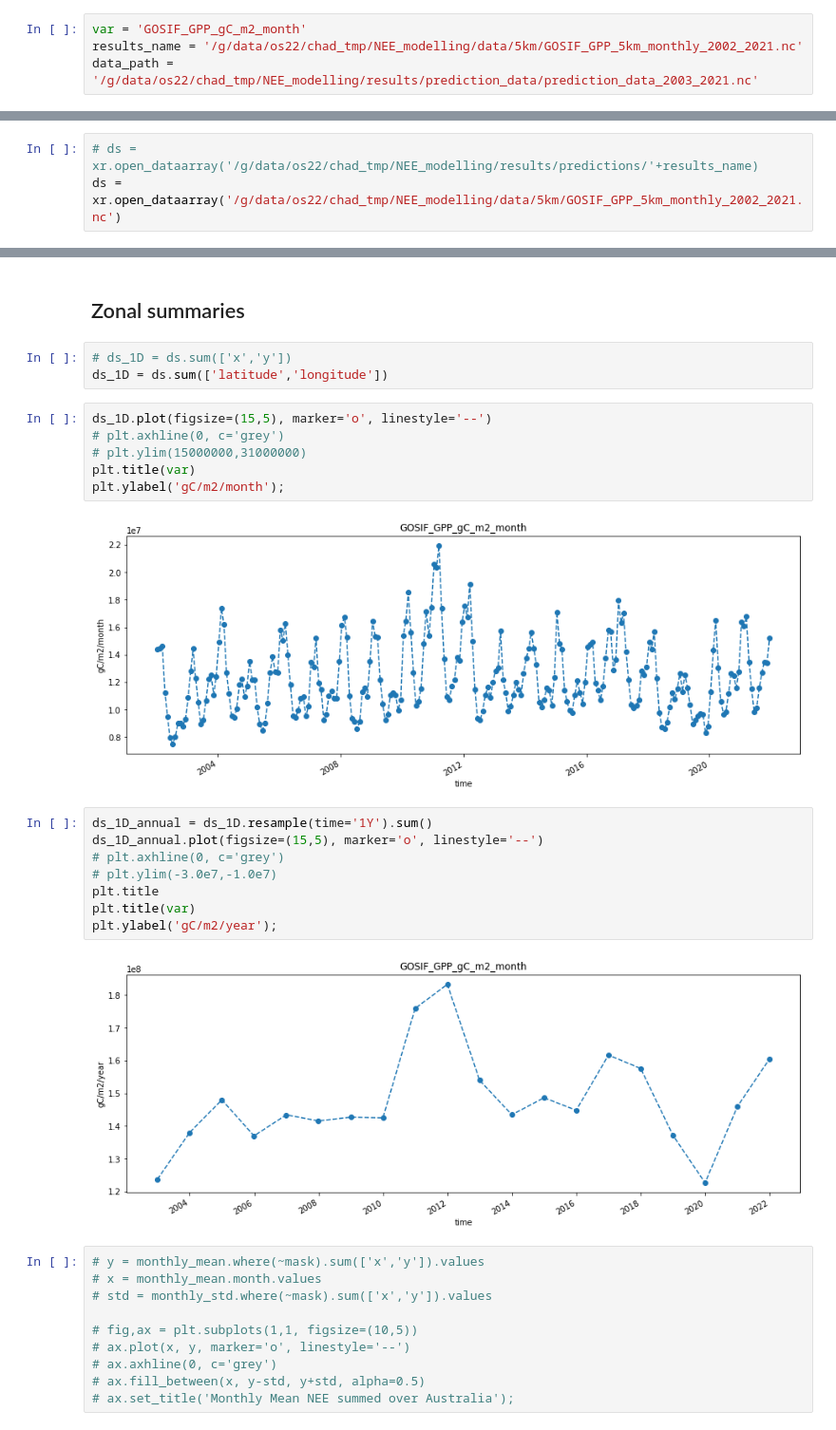
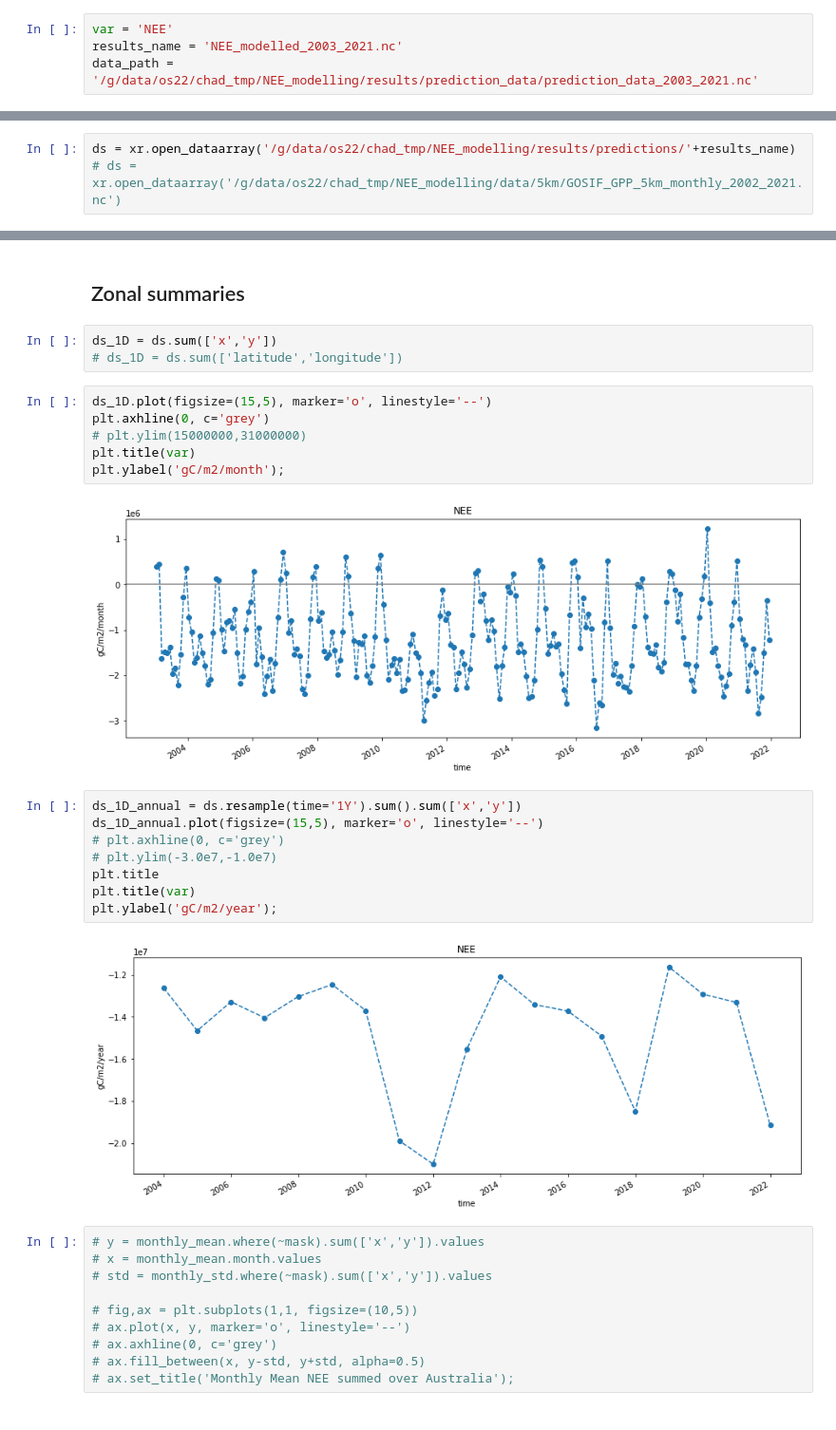
Before and after one commit to cbur24/NEE_modelling, a Jupyter notebook: 6_Plot_results.ipynb, the cells around one changed output, grey strips where cells are left out. Shown at 95% size. Saved outputs shown, nothing was run; the diff lists cells and outputs as text.

```diff
--- a/6_Plot_results.ipynb
+++ b/6_Plot_results.ipynb
@@ -24,14 +23,14 @@ from dea_tools.temporal import allNaN_arg
 # %% [markdown]
 ## Analysis Parameters
 # %%
-var = 'GOSIF_GPP_gC_m2_month'
-results_name = '/g/data/os22/chad_tmp/NEE_modelling/data/5km/GOSIF_GPP_5km_monthly_2002_2021.nc'
+var = 'NEE'
+results_name = 'NEE_modelled_2003_2021.nc'
 data_path = '/g/data/os22/chad_tmp/NEE_modelling/results/prediction_data/prediction_data_2003_2021.nc'
 # %% [markdown]
 ### Open predictions
 # %%
-# ds = xr.open_dataarray('/g/data/os22/chad_tmp/NEE_modelling/results/predictions/'+results_name)
-ds = xr.open_dataarray('/g/data/os22/chad_tmp/NEE_modelling/data/5km/GOSIF_GPP_5km_monthly_2002_2021.nc')
+ds = xr.open_dataarray('/g/data/os22/chad_tmp/NEE_modelling/results/predictions/'+results_name)
+# ds = xr.open_dataarray('/g/data/os22/chad_tmp/NEE_modelling/data/5km/GOSIF_GPP_5km_monthly_2002_2021.nc')
 # %% [markdown]
 ### Create a mask
 # %%
@@ -52,26 +47,26 @@ ds.sel(time=year).plot.imshow(col='time', col_wrap=6,  robust=True);
 # %% [markdown]
 ## Zonal summaries
 # %%
-# ds_1D = ds.sum(['x','y'])
-ds_1D = ds.sum(['latitude','longitude'])
+ds_1D = ds.sum(['x','y'])
+# ds_1D = ds.sum(['latitude','longitude'])
 # %%
 ds_1D.plot(figsize=(15,5), marker='o', linestyle='--')
-# plt.axhline(0, c='grey')
+plt.axhline(0, c='grey')
 # plt.ylim(15000000,31000000)
 plt.title(var)
 plt.ylabel('gC/m2/month');
 # %% [output]
-[figure, old version]
+[figure, new version]
 # %%
-ds_1D_annual = ds_1D.resample(time='1Y').sum()
+ds_1D_annual = ds.resample(time='1Y').sum().sum(['x','y'])
 ds_1D_annual.plot(figsize=(15,5), marker='o', linestyle='--')
 # plt.axhline(0, c='grey')
 # plt.ylim(-3.0e7,-1.0e7)
 plt.title
 plt.title(var)
 plt.ylabel('gC/m2/year');
 # %% [output]
-[figure, old version]
+[figure, new version]
 # %%
 # y = monthly_mean.where(~mask).sum(['x','y']).values
 # x = monthly_mean.month.values
```
Also changed, not shown: parts of 16 cells of this notebook, 4 other files.
